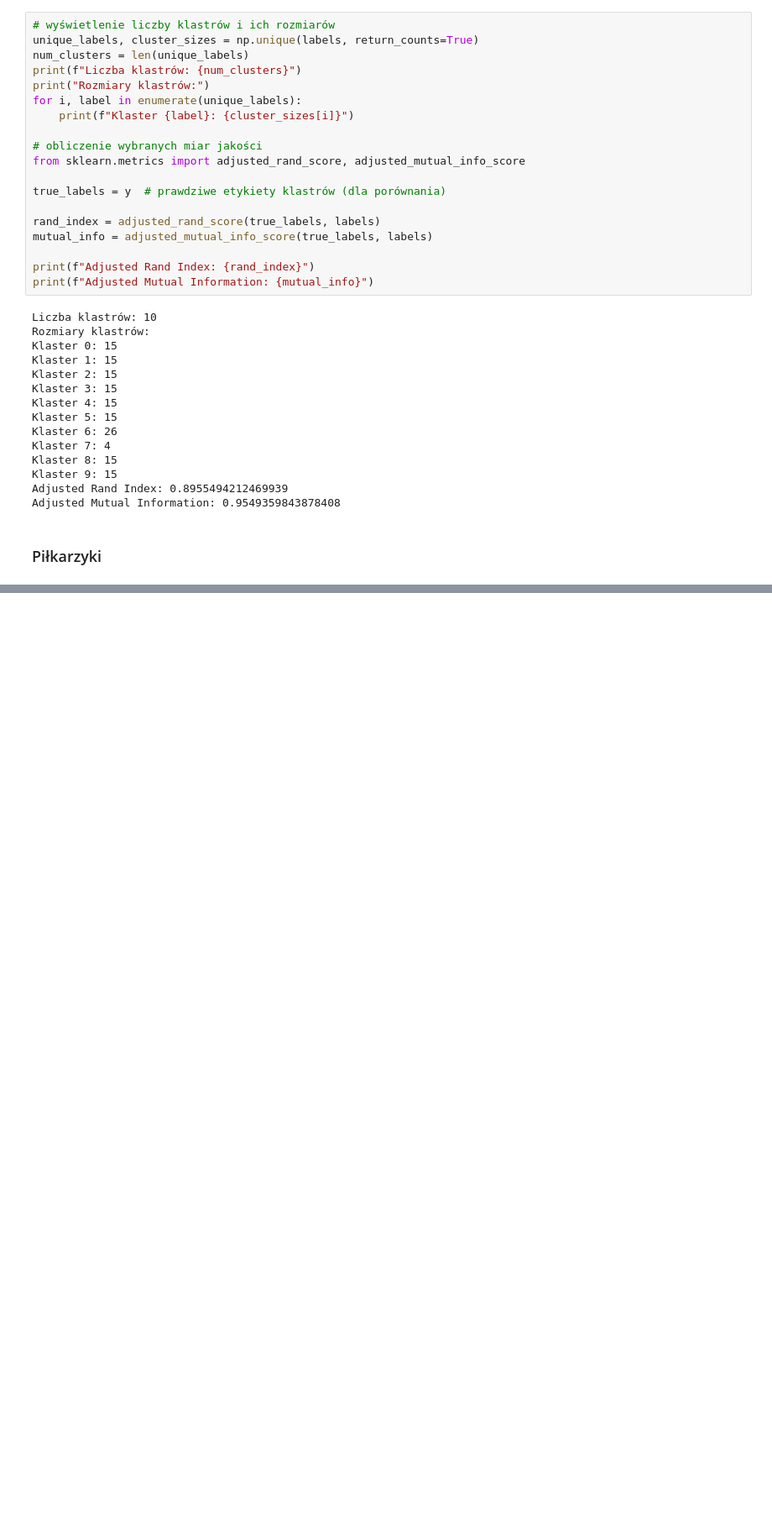
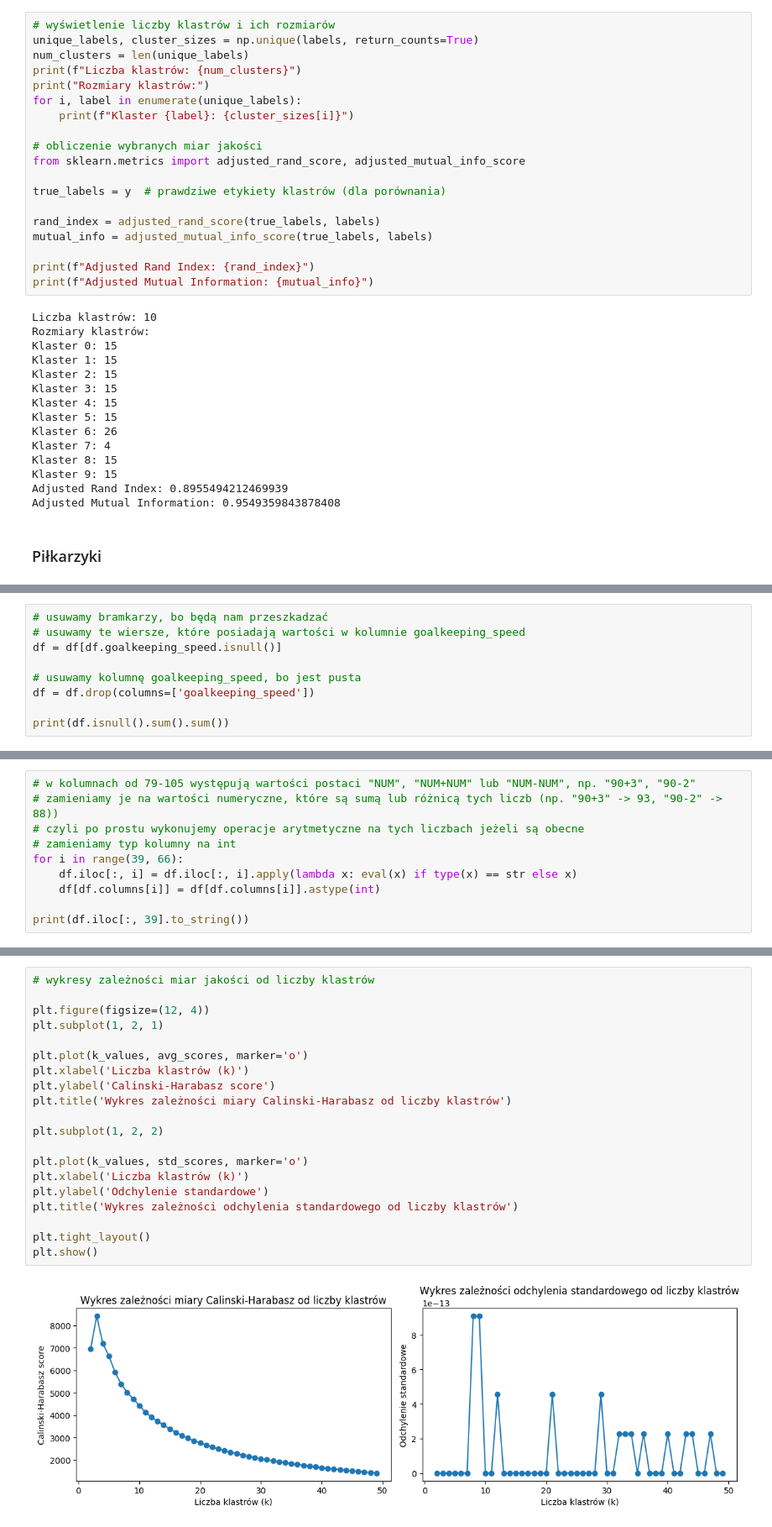
Before and after one commit to kappa243/puma_python, a Jupyter notebook: lab4/lab4.ipynb, the cells around one changed output, grey strips where cells are left out. Shown: that part at 84% size. Drawn from its saved outputs; the diff is of its cells as text; blank space fills up the shorter version.

```diff
--- a/lab4/lab4.ipynb
+++ b/lab4/lab4.ipynb
@@ -329,0 +354,9 @@ Index(['sofifa_id', 'player_url', 'short_name', 'long_name',
+# %%
+# usuwamy bramkarzy, bo będą nam przeszkadzać
+# usuwamy te wiersze, które posiadają wartości w kolumnie goalkeeping_speed
+df = df[df.goalkeeping_speed.isnull()]
+
+# usuwamy kolumnę goalkeeping_speed, bo jest pusta
+df = df.drop(columns=['goalkeeping_speed'])
+
+print(df.isnull().sum().sum())
@@ -329,0 +365,10 @@ Index(['sofifa_id', 'player_url', 'short_name', 'long_name',
+# %%
+# w kolumnach od 79-105 występują wartości postaci "NUM", "NUM+NUM" lub "NUM-NUM", np. "90+3", "90-2"
+# zamieniamy je na wartości numeryczne, które są sumą lub różnicą tych liczb (np. "90+3" -> 93, "90-2" -> 88))
+# czyli po prostu wykonujemy operacje arytmetyczne na tych liczbach jeżeli są obecne
+# zamieniamy typ kolumny na int
+for i in range(39, 66):
+    df.iloc[:, i] = df.iloc[:, i].apply(lambda x: eval(x) if type(x) == str else x)
+    df[df.columns[i]] = df[df.columns[i]].astype(int)
+
+print(df.iloc[:, 39].to_string())
@@ -329,0 +445,22 @@ Index(['sofifa_id', 'player_url', 'short_name', 'long_name',
+# %%
+# wykresy zależności miar jakości od liczby klastrów
+
+plt.figure(figsize=(12, 4))
+plt.subplot(1, 2, 1)
+
+plt.plot(k_values, avg_scores, marker='o')
+plt.xlabel('Liczba klastrów (k)')
+plt.ylabel('Calinski-Harabasz score')
+plt.title('Wykres zależności miary Calinski-Harabasz od liczby klastrów')
+
+plt.subplot(1, 2, 2)
+
+plt.plot(k_values, std_scores, marker='o')
+plt.xlabel('Liczba klastrów (k)')
+plt.ylabel('Odchylenie standardowe')
+plt.title('Wykres zależności odchylenia standardowego od liczby klastrów')
+
+plt.tight_layout()
+plt.show()
+# %% [output]
+[figure, added]
```
Also changed, not shown: parts of 15 cells of this notebook.
